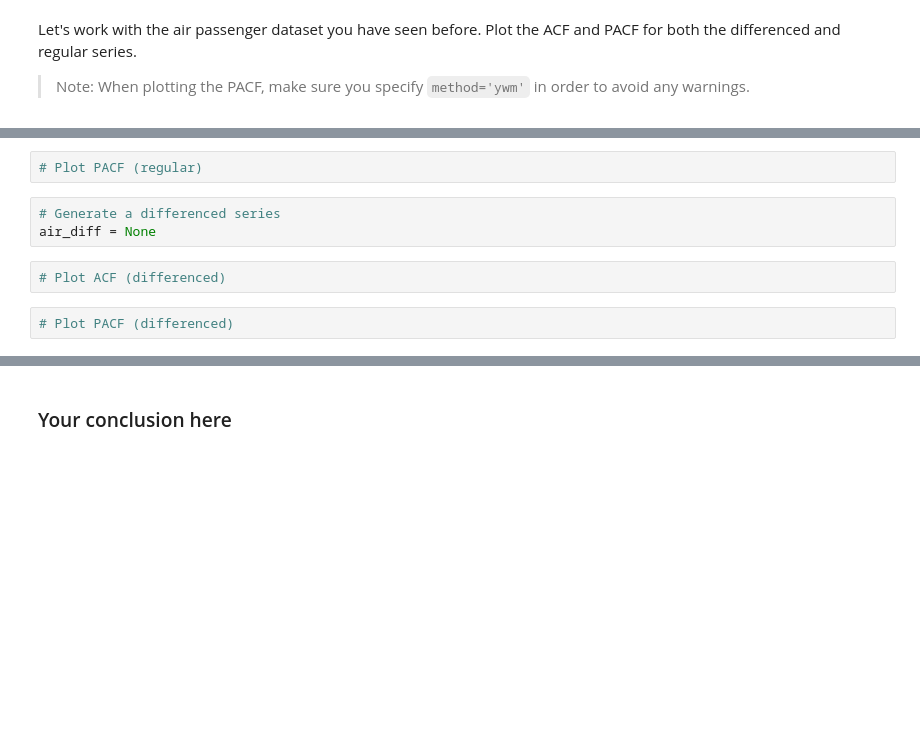
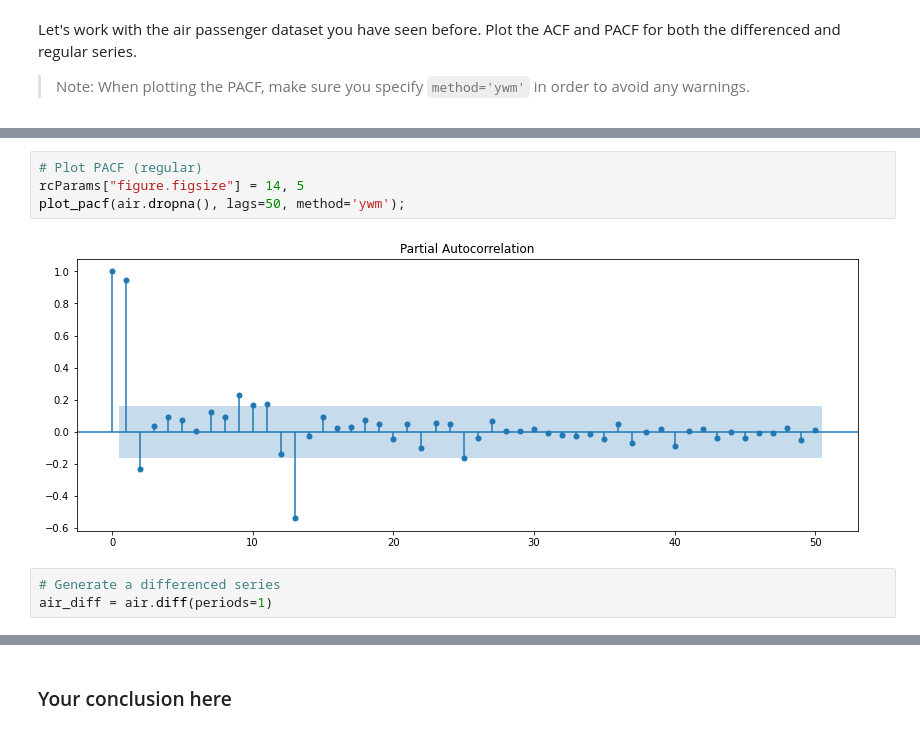
Before and after one commit to cristopher-d-delgado/dsc-corr-autocorr-in-time-series-lab, a Jupyter notebook: index.ipynb, the cells around one changed output, grey strips where cells are left out. Saved outputs shown, nothing was run; the diff lists cells and outputs as text; blank space fills up the shorter version.

```diff
--- a/index.ipynb
+++ b/index.ipynb
@@ -214,9 +226,9 @@ air.head()
-# %%
-# Plot PACF (regular)
+# %%
+# Plot PACF (regular)
+rcParams["figure.figsize"] = 14, 5
+plot_pacf(air.dropna(), lags=50, method='ywm');
+# %% [output]
+[figure, added]
 # %%
 # Generate a differenced series
-air_diff = None
+air_diff = air.diff(periods=1)
-# %%
-# Plot ACF (differenced)
-# %%
-# Plot PACF (differenced)
```
Also changed, not shown: parts of 11 cells of this notebook.
